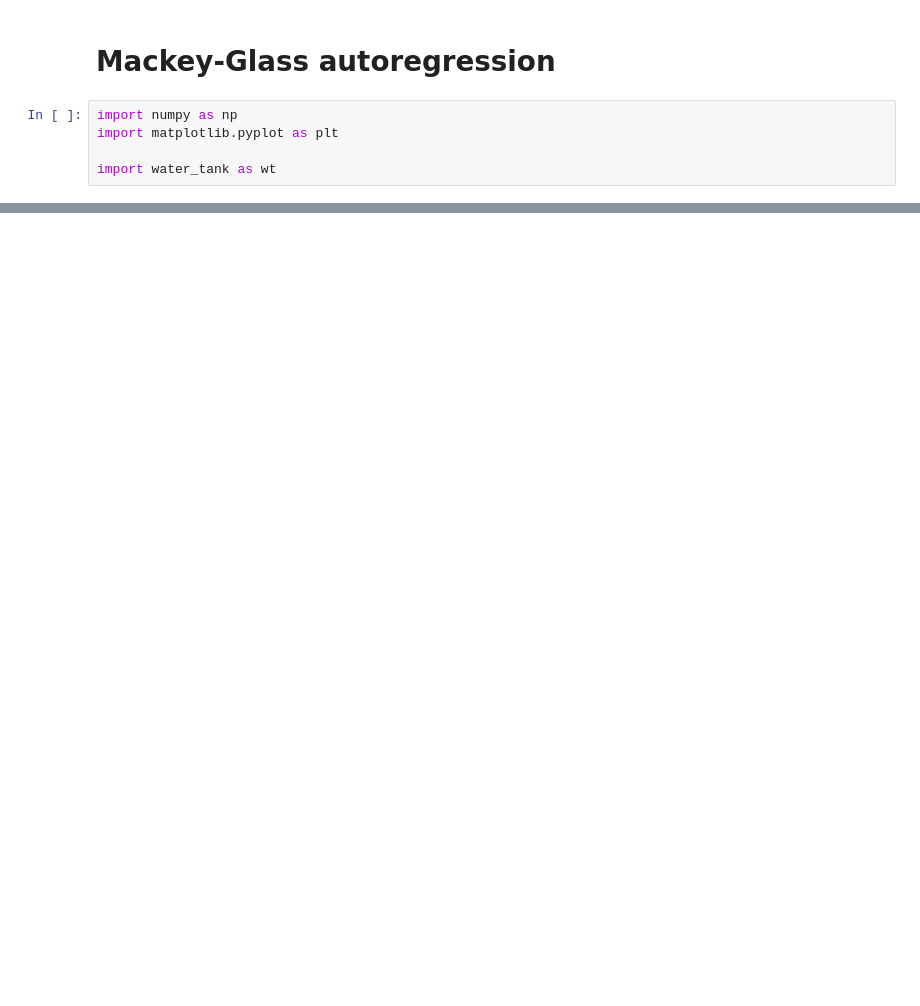
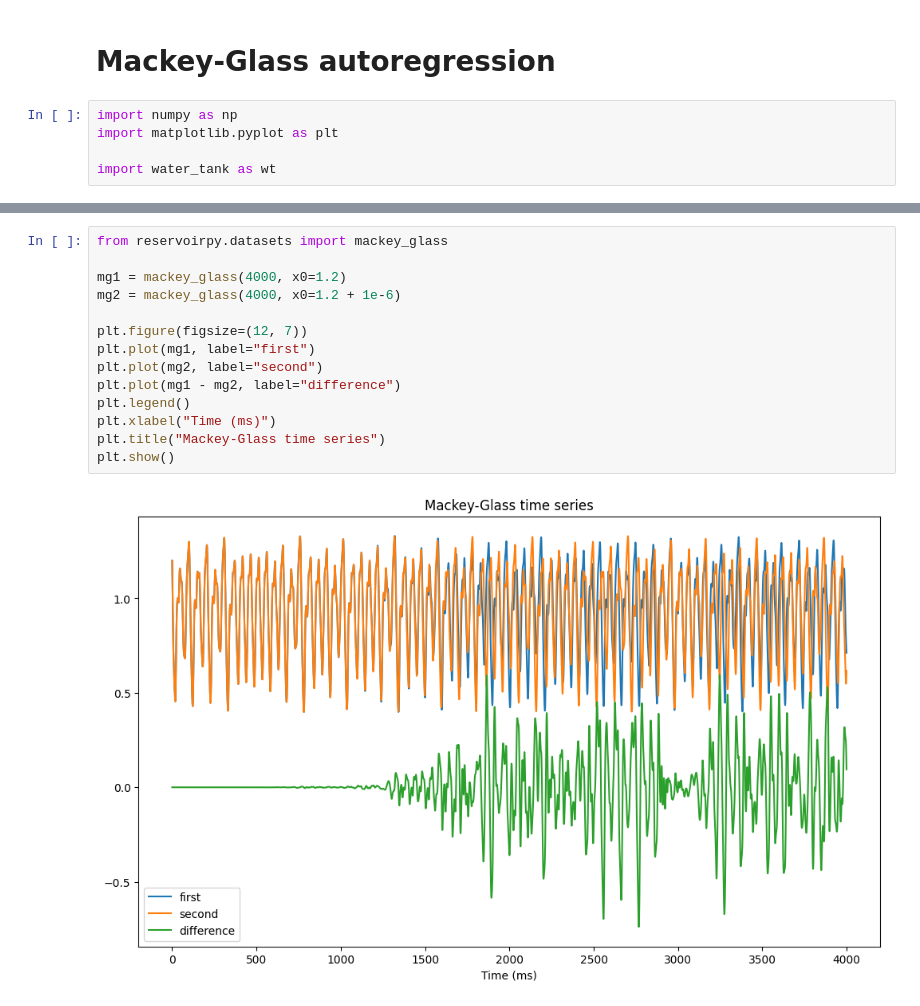
Before and after one commit to vitay/water-tank, a Jupyter notebook: docs/notebooks/MackeyGlass.ipynb, the cells around one changed output, grey strips where cells are left out. Drawn from its saved outputs; the diff is of its cells as text; blank space fills up the shorter version.

```diff
--- a/docs/notebooks/MackeyGlass.ipynb
+++ b/docs/notebooks/MackeyGlass.ipynb
@@ -7,0 +14,16 @@ import water_tank as wt
+# %%
+from reservoirpy.datasets import mackey_glass
+
+mg1 = mackey_glass(4000, x0=1.2)
+mg2 = mackey_glass(4000, x0=1.2 + 1e-6)
+
+plt.figure(figsize=(12, 7))
+plt.plot(mg1, label="first")
+plt.plot(mg2, label="second")
+plt.plot(mg1 - mg2, label="difference")
+plt.legend()
+plt.xlabel("Time (ms)")
+plt.title("Mackey-Glass time series")
+plt.show()
+# %% [output]
+[figure, added]
```
Also changed, not shown: parts of 17 cells of this notebook, 20 other files.
